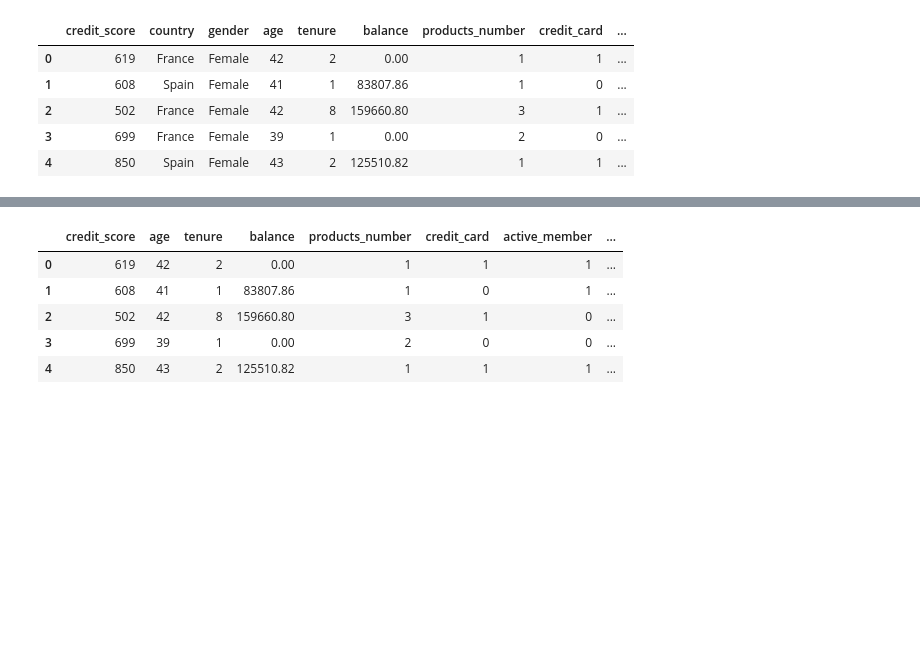
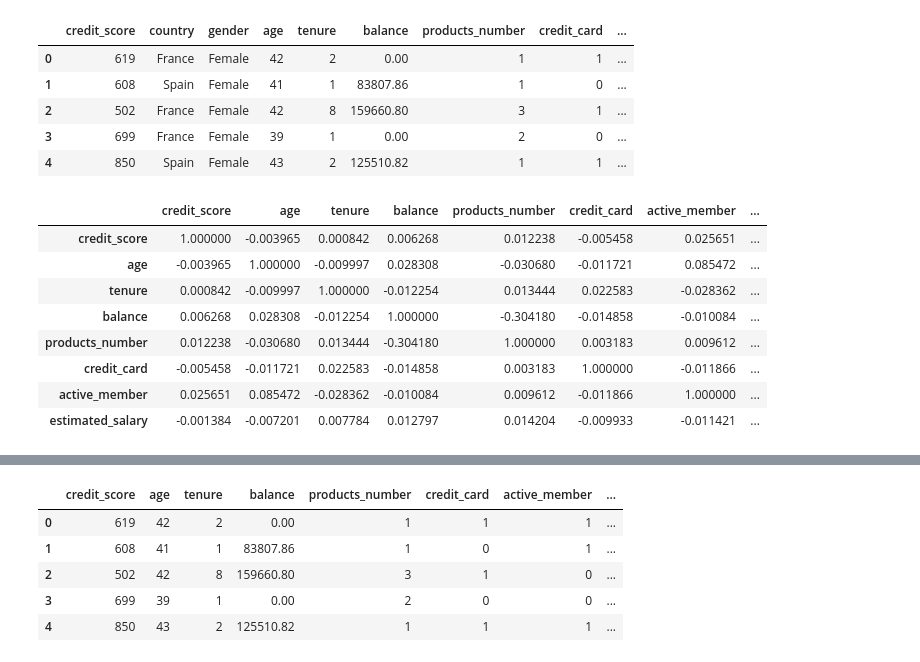
Before and after one commit to enesdogansanli/BankCustomer, a Jupyter notebook: main.ipynb, the cells around one changed output, grey strips where cells are left out. Drawn from its saved outputs; the diff is of its cells as text; code cells hidden in the pictures; blank space fills up the shorter version.

```diff
--- a/main.ipynb
+++ b/main.ipynb
@@ -20,3 +21,6 @@ from sklearn.model_selection import train_test_split
+# %%
+pd.set_option('display.max_columns', None)
+pd.set_option('display.width', 500)
 # %%
 data = pd.read_csv(r"data/Bank.csv")
 print(data.shape)
@@ -86,3 +96,15 @@ X_original.head()
 | 2 | 502 | France | Female | 42 | 8 | 159660.80 | 3 | 1 | ... |
 | 3 | 699 | France | Female | 39 | 1 | 0.00 | 2 | 0 | ... |
 | 4 | 850 | Spain | Female | 43 | 2 | 125510.82 | 1 | 1 | ... |
+# %%
+X_original.corr()
+# %% [output]
+|  | credit_score | age | tenure | balance | products_number | credit_card | active_member | ... |
+| credit_score | 1.000000 | -0.003965 | 0.000842 | 0.006268 | 0.012238 | -0.005458 | 0.025651 | ... |
+| age | -0.003965 | 1.000000 | -0.009997 | 0.028308 | -0.030680 | -0.011721 | 0.085472 | ... |
+| tenure | 0.000842 | -0.009997 | 1.000000 | -0.012254 | 0.013444 | 0.022583 | -0.028362 | ... |
+| balance | 0.006268 | 0.028308 | -0.012254 | 1.000000 | -0.304180 | -0.014858 | -0.010084 | ... |
+| products_number | 0.012238 | -0.030680 | 0.013444 | -0.304180 | 1.000000 | 0.003183 | 0.009612 | ... |
+| credit_card | -0.005458 | -0.011721 | 0.022583 | -0.014858 | 0.003183 | 1.000000 | -0.011866 | ... |
+| active_member | 0.025651 | 0.085472 | -0.028362 | -0.010084 | 0.009612 | -0.011866 | 1.000000 | ... |
+| estimated_salary | -0.001384 | -0.007201 | 0.007784 | 0.012797 | 0.014204 | -0.009933 | -0.011421 | ... |
```
Also changed, not shown: parts of 58 cells of this notebook.
